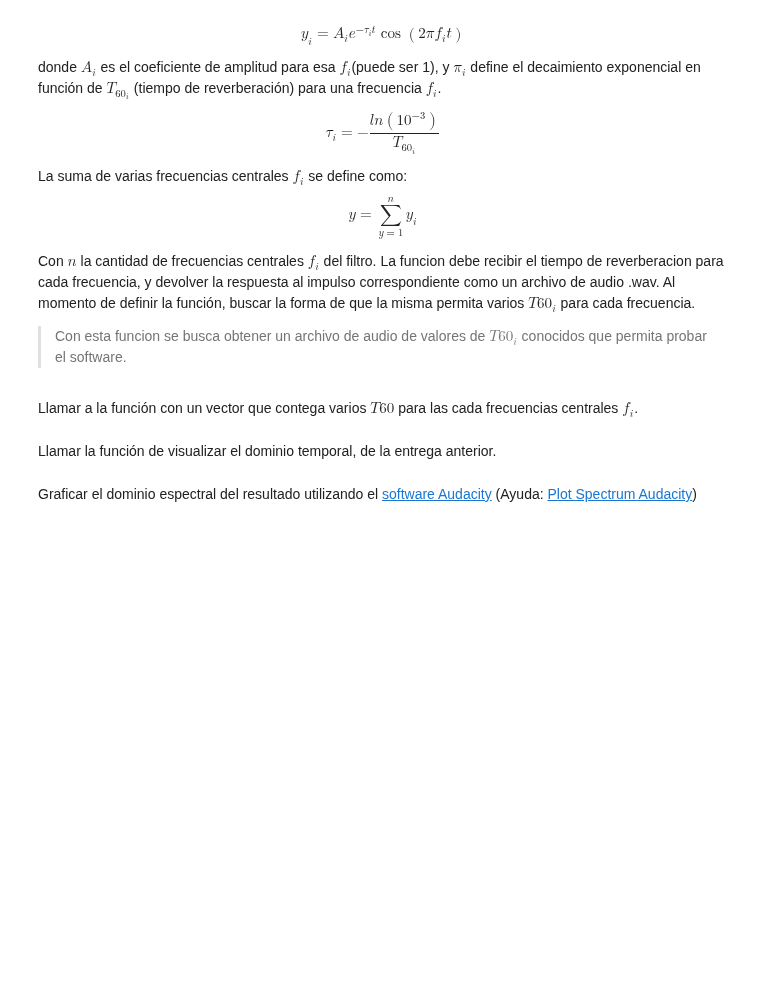
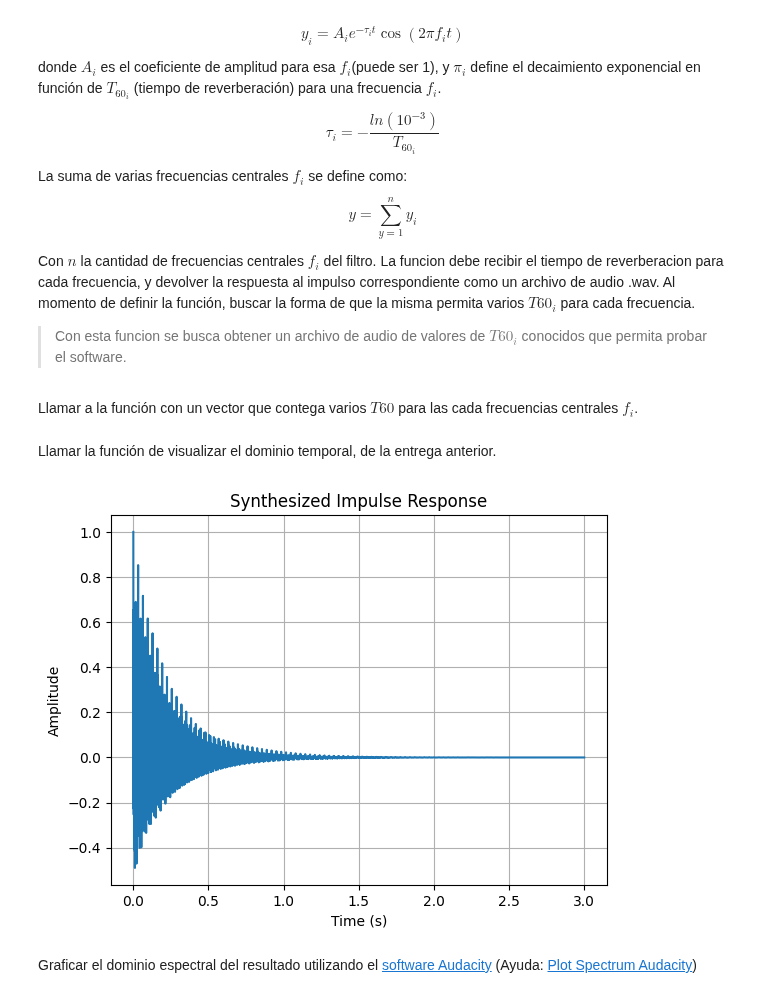
Before and after one commit to jaldreyuntref/sys, a Jupyter notebook: segunda_entrega/segunda_entrega.ipynb, the cells around one changed output. Saved outputs shown, nothing was run; the diff lists cells and outputs as text; code cells hidden in the pictures; blank space fills up the shorter version.

```diff
--- a/segunda_entrega/segunda_entrega.ipynb
+++ b/segunda_entrega/segunda_entrega.ipynb
@@ -113,5 +103,19 @@ La suma de varias frecuencias centrales $f_{i}$ se define como:
 Con $n$ la cantidad de frecuencias centrales $f_{i}$ del filtro. La funcion debe recibir el tiempo de reverberacion para cada frecuencia, y devolver la respuesta al impulso correspondiente como un archivo de audio .wav. Al momento de definir la función, buscar la forma de que la misma permita varios $T60_i$ para cada frecuencia.
 
 > Con esta funcion se busca obtener un archivo de audio de valores de $T60_i$ conocidos que permita probar el software.
+# %%
+def synthesizeImpulseResponse(t60, duration = 3, band="octave", ai=1, fs=44100):
+    centralFrequencies = [31.5,63,125,250,500,1000,2000,4000,8000,16000] if band == "octave" else [25,31.5,40,50,63,80,100,125,160,200,250,315,400,500,630,800,1000,1250,1600,2000,2500,3150,4000,5000,6300,8000,10000,12500,16000,20000]
+    t60 = np.array(t60)
+    time = np.linspace(0, duration, duration*fs)
+    impulseResponses = []
+    for i in range(len(centralFrequencies)):
+        tau = -np.log(10**(-3)) / t60[i]
+        impulseResponses.append(ai*np.exp(-tau*time)*np.cos(2*np.pi*centralFrequencies[i]*time))
+
+    impulseResponse = sum(impulseResponses)
+    impulseResponse = impulseResponse / np.max(np.abs(impulseResponse)) # no se normaliza!! :(
+    wavfile.write("media/synthesized-impulse-response.wav", fs, np.int16(impulseResponse * 32767))
+    return impulseResponse, time
 # %% [markdown]
 Llamar a la función con un vector que contega varios $T60$ para las cada frecuencias centrales $f_{i}$.
@@ -120,2 +122,6 @@ Llamar a la función con un vector que contega varios $T60$ para las cada frecue
+# %%
+# completar
+t60 = [2.5, 2.4, 2.2, 2.0, 1.8, 1.6, 1.4, 1.2, 1.0, 0.8]
+impulseResponse, time = synthesizeImpulseResponse(t60)
 # %% [markdown]
 Llamar la función de visualizar el dominio temporal, de la entrega anterior.
@@ -124,2 +128,6 @@ Llamar la función de visualizar el dominio temporal, de la entrega anterior.
+# %%
+plot(time, impulseResponse, "Time (s)", "Amplitude", "Synthesized Impulse Response")
+# %% [output]
+[figure, added]
 # %% [markdown]
 Graficar el dominio espectral del resultado utilizando el [software Audacity](https://www.audacityteam.org/) (Ayuda: [Plot Spectrum Audacity](https://manual.audacityteam.org/man/plot_spectrum.html))
```
Also changed, not shown: parts of 11 cells of this notebook, 5 other files.
